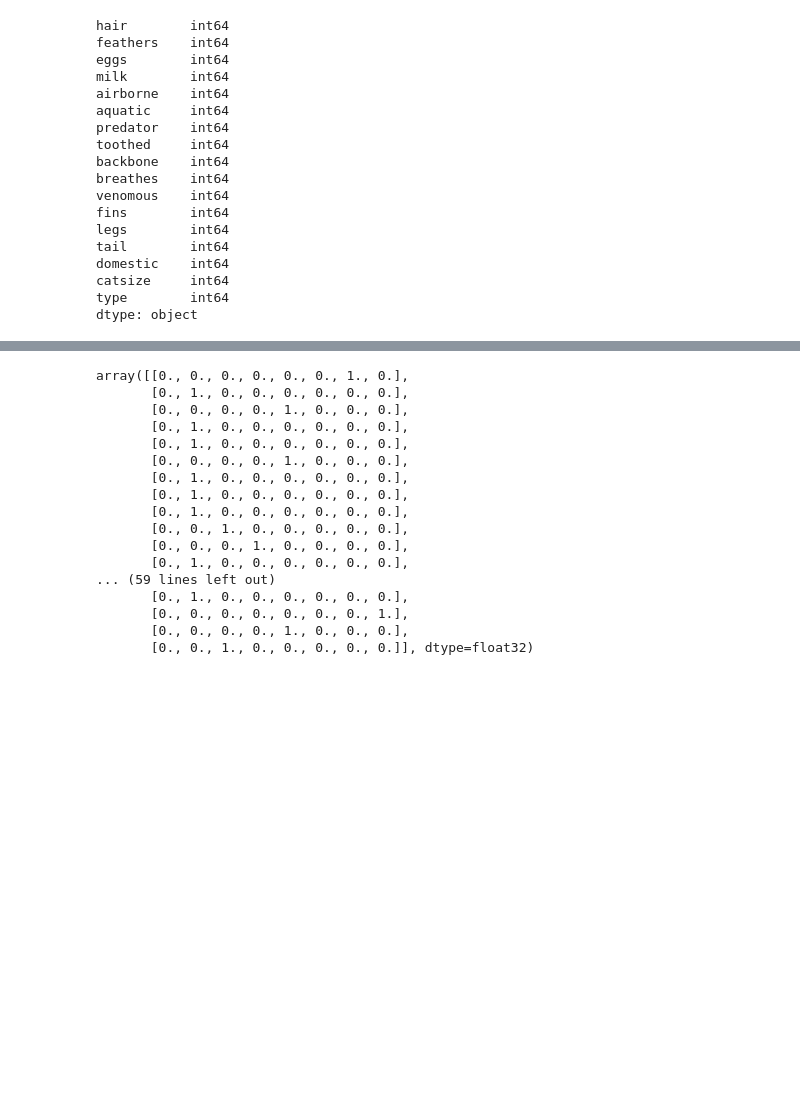
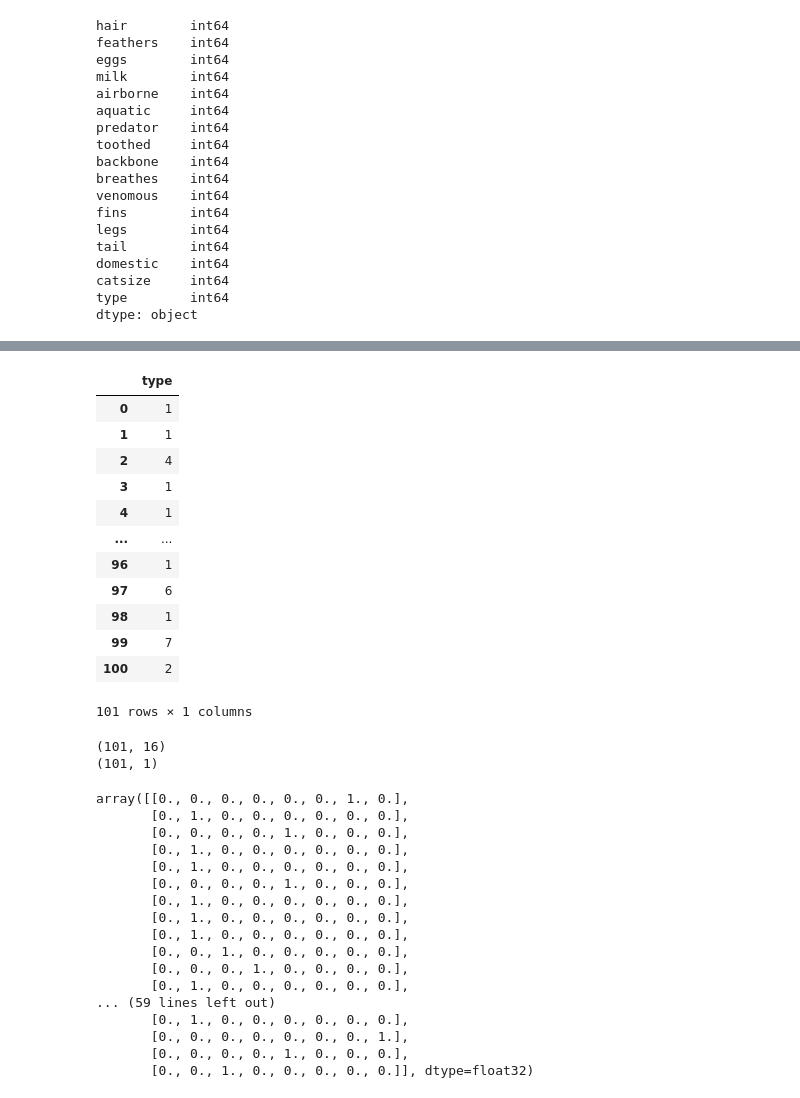
Before and after one commit to shaff183/brain-tumor-classification, a Jupyter notebook: neural_network.ipynb, the cells around one changed output, grey strips where cells are left out. Saved outputs shown, nothing was run; the diff lists cells and outputs as text; code cells hidden in the pictures; blank space fills up the shorter version.

```diff
--- a/neural_network.ipynb
+++ b/neural_network.ipynb
@@ -47,3 +65,25 @@ y = zoo_animals.iloc[:,-1]
+# %%
+y
+# %% [output]
+|  | type |
+| 0 | 1 |
+| 1 | 1 |
+| 2 | 4 |
+| 3 | 1 |
+| 4 | 1 |
+| ... | ... |
+| 96 | 1 |
+| 97 | 6 |
+| 98 | 1 |
+| 99 | 7 |
+| 100 | 2 |
+101 rows × 1 columns
+# %%
+print(X.shape)
+print(y.shape)
+# %% [output]
+(101, 16)
+(101, 1)
 # %%
 # Split data into train and testing sets
 from sklearn.model_selection import train_test_split
```
Also changed, not shown: parts of 7 cells of this notebook.
